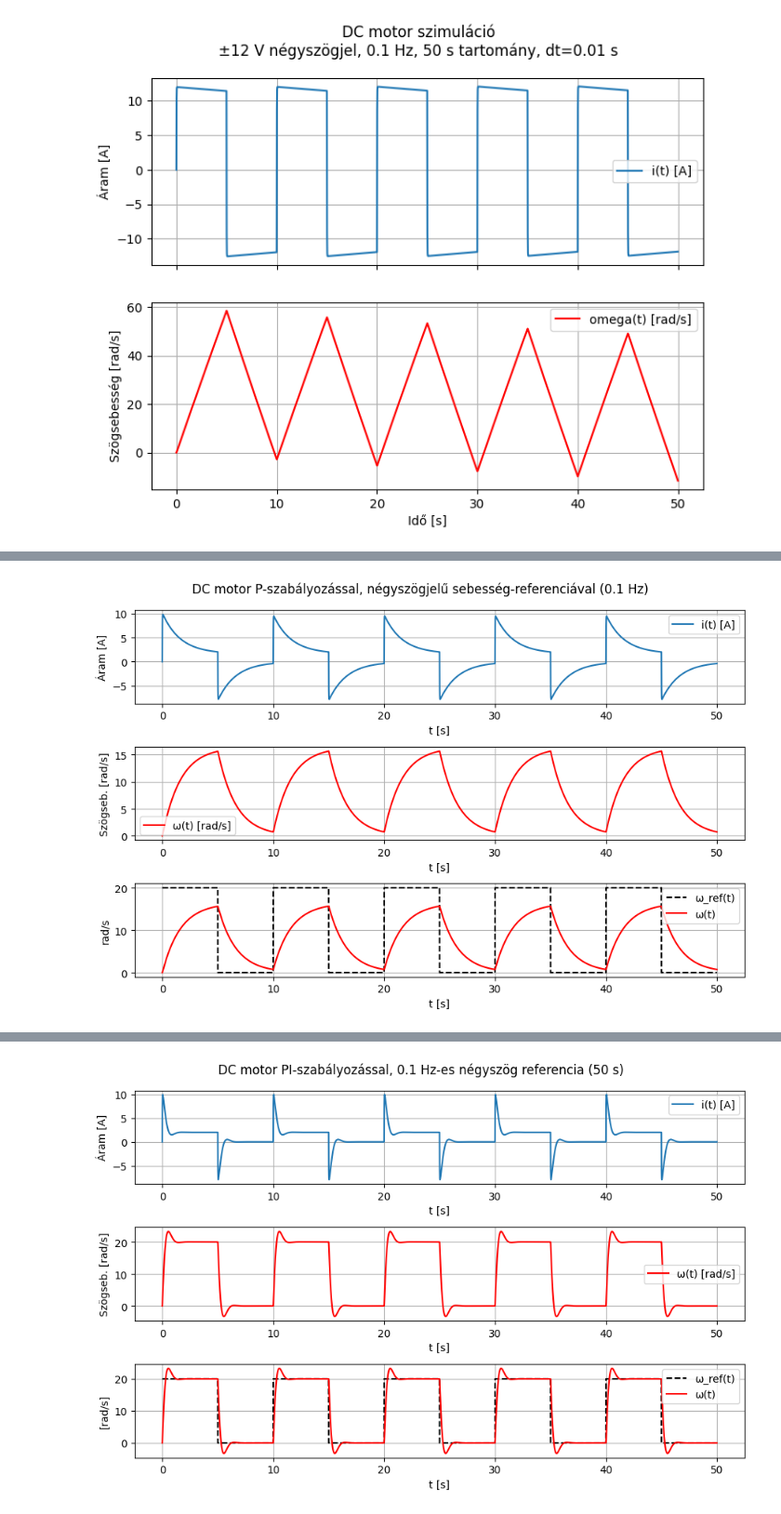
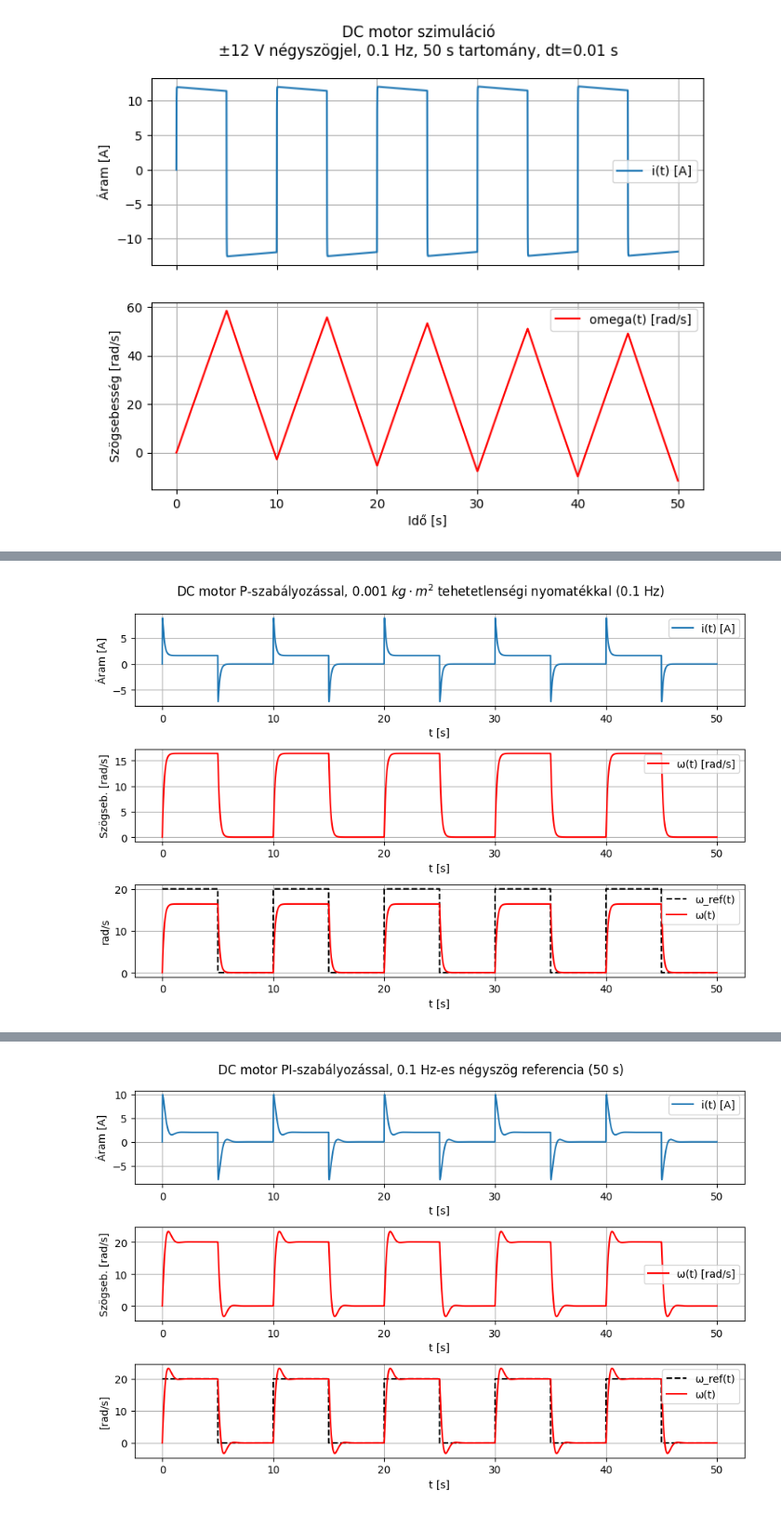
Before and after one commit to 20vencel03/Szabalyzott-villamos-hajtasok-python-alapu-kornyezetben, a Jupyter notebook: Motor szimulációk.ipynb, the cells around one changed output, grey strips where cells are left out. Shown at 93% size. Cells and saved outputs as stored; diff of their text form; code cells hidden in the pictures.

```diff
--- a/Motor szimulációk.ipynb
+++ b/Motor szimulációk.ipynb
@@ -375,13 +285,13 @@ class DCMotorSquareWaveRefPControl:
                  R=1.0,           # Armatúra ellenállás [ohm]
                  L=0.01,          # Armatúra induktivitás [H]
                  k=0.01,          # kϕ (Nm/A, V/(rad/s))
-                 J=0.01,          # Tehetetlenségi nyomaték [kg*m^2]
-                 b=0.0,           # Viszkózus súrlódás [N*m*s/rad]
+                 J=0.001,         # Kisebb tehetetlenségi nyomaték [kg*m^2]
+                 b=0.001,         # Kis viszkózus súrlódás [N*m*s/rad]
                  T_load=0.0,      # Terhelő nyomaték [Nm]
                  Kp=0.5,          # P-szabályozó erősítés
-                 w_high=50.0,     # Négyszögjel "felső" szögsebesség [rad/s]
+                 w_high=20.0,     # Négyszögjel "felső" szögsebesség [rad/s]
                  w_low=0.0,       # Négyszögjel "alsó" szögsebesség [rad/s]
-                 freq=0.05,       # Négyszög-frekvencia [Hz]
+                 freq=0.1,        # Négyszög-frekvencia [Hz]
                  Vmax=12.0):      # Feszültség szaturáció ± [V]
         self.R = R
         self.L = L
@@ -399,6 +309,7 @@ class DCMotorSquareWaveRefPControl:
         """
         Négyszögjel generálása a sebességreferenciához:
         félperiódusonként w_high vagy w_low.
+        A teljes periódusidő 1/freq, itt 10 s.
         """
         T = 1.0 / self.freq  # periódusidő
         if (t % T) < (T / 2.0):
@@ -420,24 +331,24 @@ class DCMotorSquareWaveRefPControl:
         """
         i, omega = x
 
-        # Referencia (négyszögjel) beolvasása
+        # 1) Referencia (négyszögjel) beolvasása
         w_r = self.w_ref(t)
 
-        # Sebességhiba
+        # 2) Sebességhiba
         e = w_r - omega
 
-        # P-szabályozó + szaturáció
+        # 3) P-szabályozó + szaturáció
         u_raw = self.Kp * e
         u = clamp(u_raw, -self.Vmax, self.Vmax)
 
-        # Elektromos dinamika
+        # 4) Elektromos dinamika
         di_dt = (u - self.R*i - self.k*omega) / self.L
-        # Mechanikai dinamika
+        # 5) Mechanikai dinamika
         domega_dt = (self.k*i - self.b*omega - self.T_load) / self.J
 
         return [di_dt, domega_dt]
 
-    def simulate(self, x0=None, t_max=10.0, dt=1e-3):
+    def simulate(self, x0=None, t_max=50.0, dt=1e-3):
         """
         Szimuláció a t=0..t_max időintervallumon,
         dt lépésközzel. x0 = [i(0), omega(0)]
@@ -459,17 +370,17 @@ if __name__ == "__main__":
         R=1.0,
         L=0.01,
         k=0.01,
-        J=0.01,
+        J=0.001,   # Kisebb tehetetlenségi nyomaték
         b=0.001,   # Kis mértékű viszkózus súrlódás
         T_load=0.0,
         Kp=0.5,    # P-szabályozó erősítés
         w_high=20.0,
         w_low=0.0,
-        freq=0.1, # 1Hz referenciaváltás
+        freq=0.1,  # 10 s a periódusidő (0.1 Hz)
         Vmax=12.0  # ±12 V szaturáció
     )
 
-    # 10 másodperces szimuláció, 1e-3 lépésközzel
+    # 50 másodperces szimuláció, 1e-3 lépésközzel
     t_max = 50.0
     dt = 1e-3
     t, i_vals, w_vals = motor.simulate(t_max=t_max, dt=dt)
@@ -479,33 +390,32 @@ if __name__ == "__main__":
 
     # Áram
     plt.subplot(3,1,1)
     plt.plot(t, i_vals, label='i(t) [A]')
     plt.grid(True)
     plt.xlabel('t [s]')
     plt.ylabel('Áram [A]')
     plt.legend()
 
     # Sebesség
     plt.subplot(3,1,2)
     plt.plot(t, w_vals, 'r', label='ω(t) [rad/s]')
     plt.grid(True)
     plt.xlabel('t [s]')
     plt.ylabel('Szögseb. [rad/s]')
     plt.legend()
 
     # Referencia és sebesség összehasonlítás
     plt.subplot(3,1,3)
-    # Kirajzoljuk a referencia négyszögjelet is
     w_ref_vals = np.array([motor.w_ref(ti) for ti in t])
     plt.plot(t, w_ref_vals, 'k--', label='ω_ref(t)')
     plt.plot(t, w_vals, 'r', label='ω(t)')
     plt.grid(True)
     plt.xlabel('t [s]')
     plt.ylabel('rad/s')
     plt.legend()
 
-    plt.suptitle("DC motor P-szabályozással, négyszögjelű sebesség-referenciával (0.1 Hz)")
+    plt.suptitle("DC motor P-szabályozással, 0.001 $kg \cdot m^2$ tehetetlenségi nyomatékkal (0.1 Hz) ")
     plt.tight_layout()
     plt.show()
 # %% [output]
-[figure, old version]
+[figure, new version]
```
Also changed, not shown: parts of 5 cells of this notebook.
